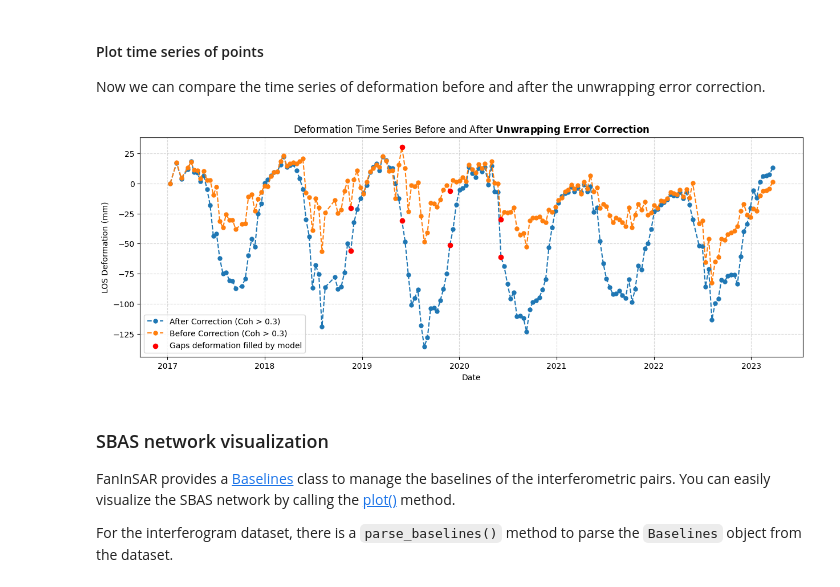
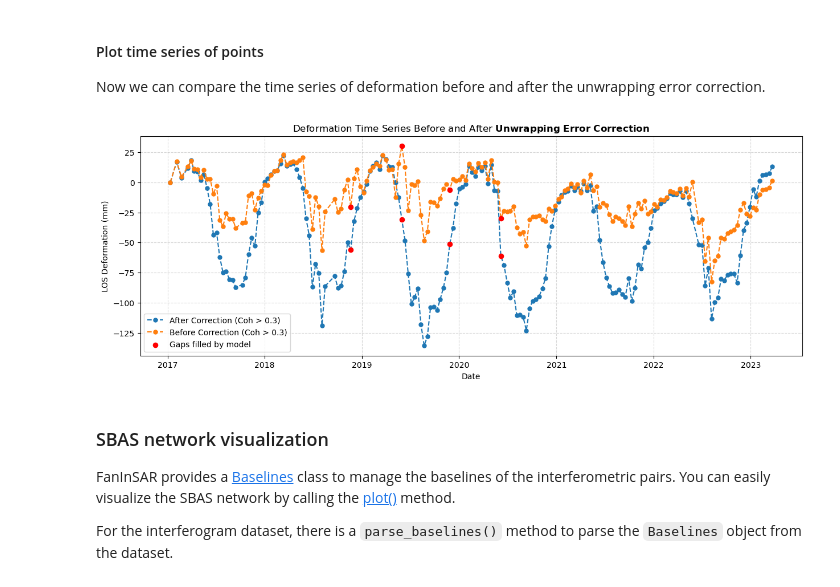
Before and after one commit to Fanchengyan/FanInSAR, a Jupyter notebook: docs/source/user_guide/quick_start.ipynb, the cells around one changed output. Drawn from its saved outputs; the diff is of its cells as text; code cells hidden in the pictures.

```diff
--- a/docs/source/user_guide/quick_start.ipynb
+++ b/docs/source/user_guide/quick_start.ipynb
@@ -322 +451,8 @@ unw_c = unw - 2 * np.pi * u
+# %%
+# initialize a PhaseDeformationConverter instance with the frequency of Sentinel-1
+pdc = fis.PhaseDeformationConverter(ds_unw.wavelength)
+
+# convert the unwrapped phases to deformation
+d = pdc.phase2deformation(unw)
+d_c = pdc.phase2deformation(unw_c)
 # %% [markdown]
@@ -542,30 +667,30 @@ Now we can compare the time series of deformation before and after the unwrappin
 # %%
 kwargs = dict(linewidth=1.5, ls="--", marker="o", markersize=5)
 labels = [
     "Before Correction (Coh > 0.3)",
     "After Correction (Coh > 0.3)",
 ]
 
 # plot deformation time series
 plt.figure(figsize=(15, 5))
 plt.plot(pairs_used.dates, cum_point_c, label=labels[1], **kwargs)
 plt.plot(pairs_used.dates, cum_point, label=labels[0],  **kwargs)
 
-# plot gaps deformation
+# plot gaps in deformation time series
 kwargs = {"c": "r", "marker": "o", "s": 35, "zorder": 2}
-point = plt.scatter(gaps, gap_vals, label="Gaps deformation filled by model", **kwargs)
+point = plt.scatter(gaps, gap_vals, label="Gaps filled by model", **kwargs)
 point = plt.scatter(gaps, gap_vals_c, **kwargs)
 
 plt.legend()
 plt.grid(linestyle="--", alpha=0.5)
 plt.ylabel("LOS Deformation (mm)")
 plt.xlabel("Date")
 plt.title(
     "Deformation Time Series Before and After $\\mathbf{Unwrapping\ Error\ Correction}$"
 )
 plt.show()
 # %% [output]
-[figure, old version]
+[figure, new version]
 # %% [markdown]
 ### SBAS network visualization
 
```
Also changed, not shown: parts of 14 cells of this notebook, 27 other files.
